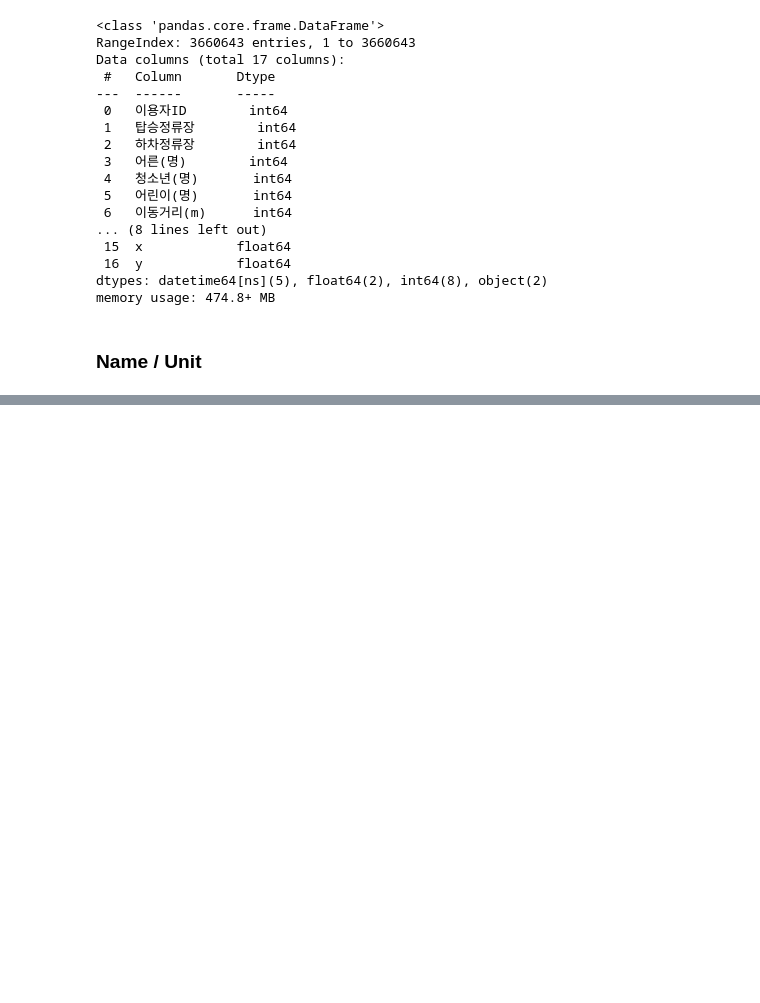
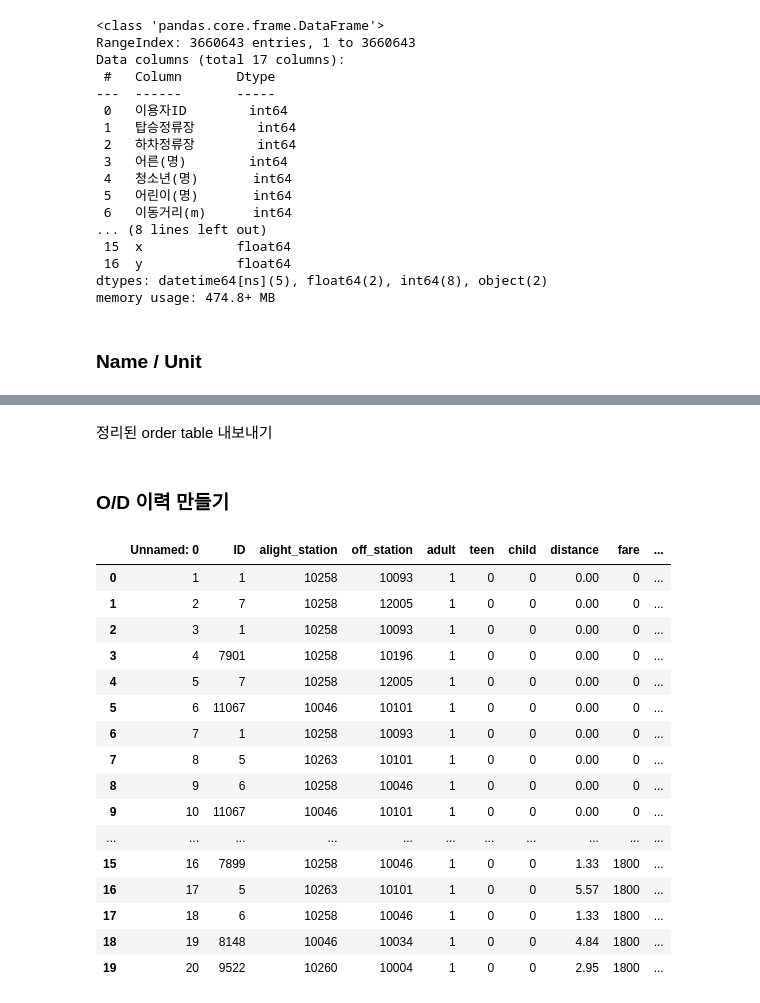
Before and after one commit to green-jade/iMOD-analysis, a Jupyter notebook: Data_Cleaning.ipynb, the cells around one changed output, grey strips where cells are left out. Cells and saved outputs as stored; diff of their text form; code cells hidden in the pictures; blank space fills up the shorter version.

```diff
--- a/Data_Cleaning.ipynb
+++ b/Data_Cleaning.ipynb
@@ -143,0 +242,2 @@ pd.read_csv('order.csv')
+# %% [markdown]
+정리된 order table 내보내기
@@ -143,0 +246,24 @@ pd.read_csv('order.csv')
+# %% [markdown]
+### O/D  이력 만들기
+# %%
+order = pd.read_csv('C:/Users/happy/Desktop/project/data/order.csv')
+# %%
+order.head(20)
+# %% [output]
+|  | Unnamed: 0 | ID | alight_station | off_station | adult | teen | child | distance | fare | ... |
+| 0 | 1 | 1 | 10258 | 10093 | 1 | 0 | 0 | 0.00 | 0 | ... |
+| 1 | 2 | 7 | 10258 | 12005 | 1 | 0 | 0 | 0.00 | 0 | ... |
+| 2 | 3 | 1 | 10258 | 10093 | 1 | 0 | 0 | 0.00 | 0 | ... |
+| 3 | 4 | 7901 | 10258 | 10196 | 1 | 0 | 0 | 0.00 | 0 | ... |
+| 4 | 5 | 7 | 10258 | 12005 | 1 | 0 | 0 | 0.00 | 0 | ... |
+| 5 | 6 | 11067 | 10046 | 10101 | 1 | 0 | 0 | 0.00 | 0 | ... |
+| 6 | 7 | 1 | 10258 | 10093 | 1 | 0 | 0 | 0.00 | 0 | ... |
+| 7 | 8 | 5 | 10263 | 10101 | 1 | 0 | 0 | 0.00 | 0 | ... |
+| 8 | 9 | 6 | 10258 | 10046 | 1 | 0 | 0 | 0.00 | 0 | ... |
+| 9 | 10 | 11067 | 10046 | 10101 | 1 | 0 | 0 | 0.00 | 0 | ... |
+| ... | ... | ... | ... | ... | ... | ... | ... | ... | ... | ... |
+| 15 | 16 | 7899 | 10258 | 10046 | 1 | 0 | 0 | 1.33 | 1800 | ... |
+| 16 | 17 | 5 | 10263 | 10101 | 1 | 0 | 0 | 5.57 | 1800 | ... |
+| 17 | 18 | 6 | 10258 | 10046 | 1 | 0 | 0 | 1.33 | 1800 | ... |
+| 18 | 19 | 8148 | 10046 | 10034 | 1 | 0 | 0 | 4.84 | 1800 | ... |
+| 19 | 20 | 9522 | 10260 | 10004 | 1 | 0 | 0 | 2.95 | 1800 | ... |
```
Also changed, not shown: parts of 49 cells of this notebook, 1 other file.
